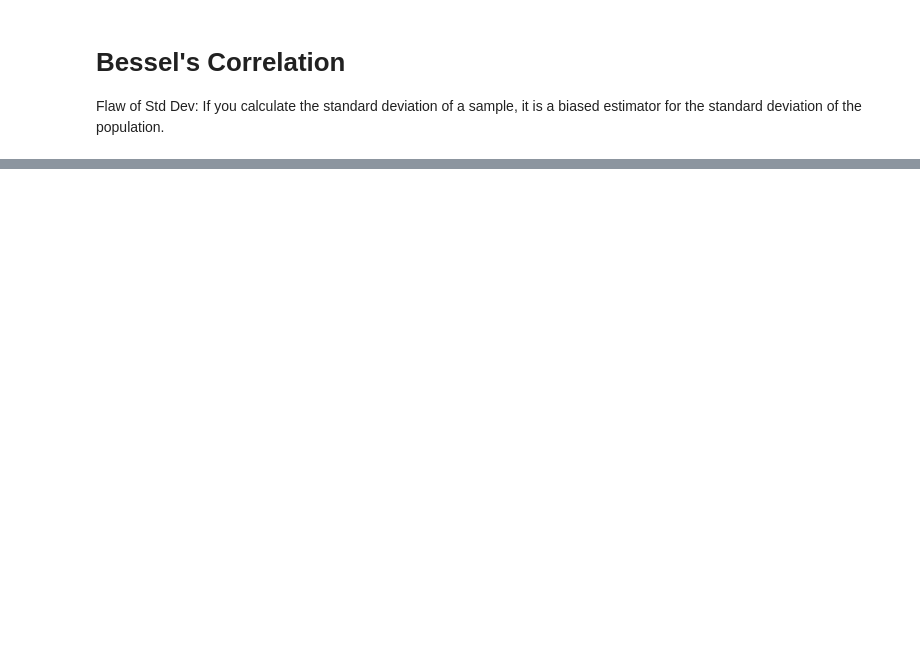
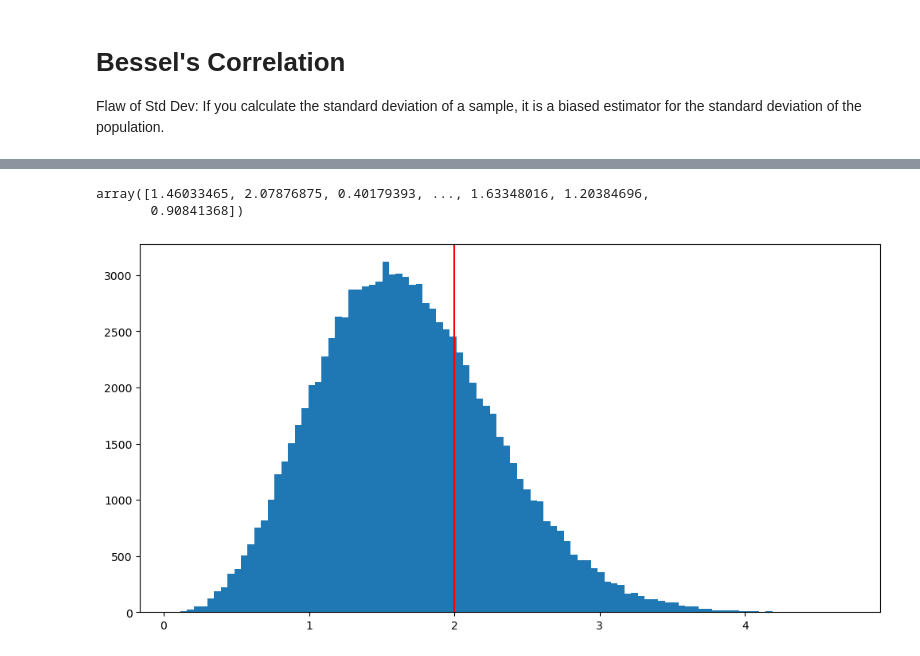
Before and after one commit to elainetynan/funddata-assessment, a Jupyter notebook: practicals/03-Bias.ipynb, the cells around one changed output, grey strips where cells are left out. Cells and saved outputs as stored; diff of their text form; code cells hidden in the pictures; blank space fills up the shorter version.

Commit message:
Completed Bias Notebook, started Normal Distribution Notebook

```diff
--- a/practicals/03-Bias.ipynb
+++ b/practicals/03-Bias.ipynb
@@ -341,0 +354,4 @@ Flaw of Std Dev: If you calculate the standard deviation of a sample, it is a bi
+# %%
+# Create 100000 samples of size 5 - standard deviation = 2.0.
+samples = np.random.normal(0.0, 2.0, (100000, 5))
+samples
@@ -341,0 +366,18 @@ Flaw of Std Dev: If you calculate the standard deviation of a sample, it is a bi
+# %%
+# Calculate standard deviation without correction.
+stdevs = samples.std(axis=1)
+stdevs
+# %% [output]
+array([1.46033465, 2.07876875, 0.40179393, ..., 1.63348016, 1.20384696,
+       0.90841368])
+# %%
+# View a histogram - we should see that the estimate is too small (tip of the curve is below the actual value).
+fig, ax = plt.subplots(figsize=(12, 6))
+
+# Plot histogram.
+plt.hist(stdevs, bins=100)
+
+# Draw a vertical line where the standard deviation actually is.
+plt.axvline(x=2.0, color='red');
+# %% [output]
+[figure, added]
```
Also changed, not shown: parts of 24 cells of this notebook, 2 other files.
